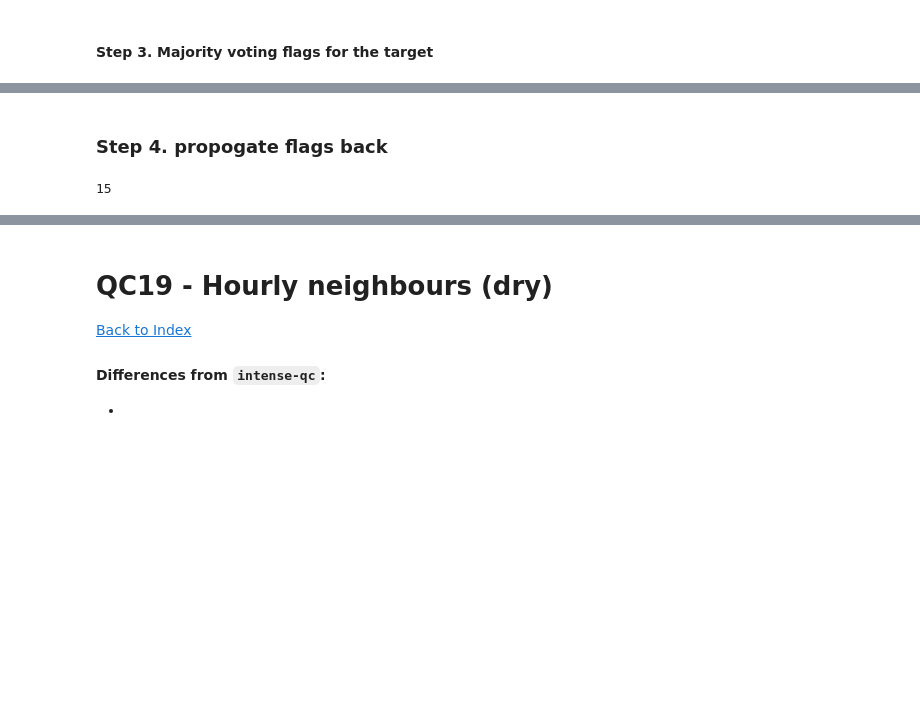
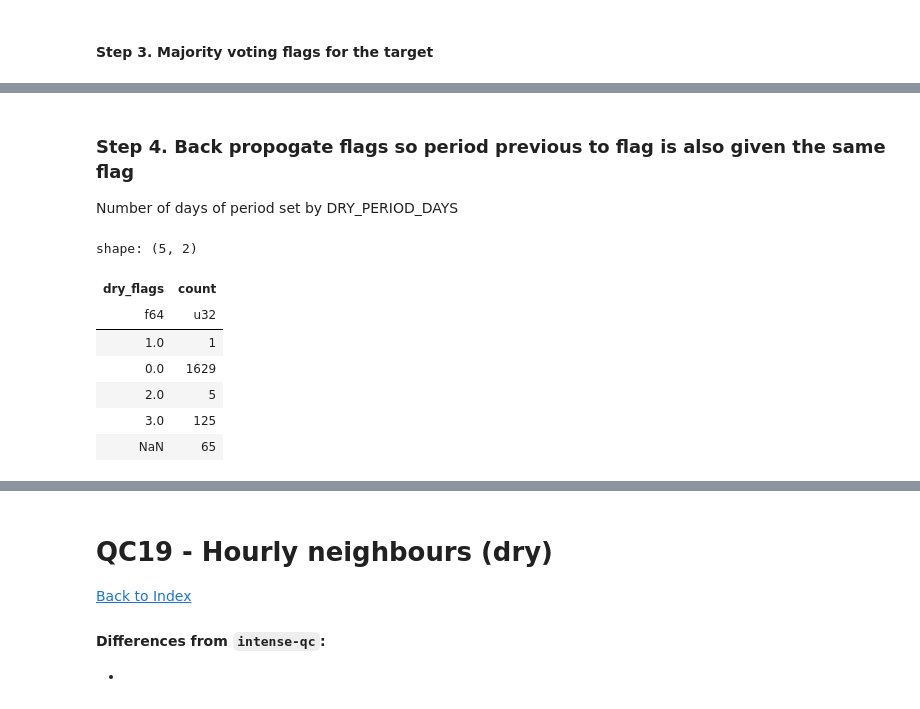
Before and after one commit to Thomasjkeel/RainfallQC-notebooks, a Jupyter notebook: notebooks/neighbour_checks.ipynb, the cells around one changed output, grey strips where cells are left out. Drawn from its saved outputs; the diff is of its cells as text; code cells hidden in the pictures; blank space fills up the shorter version.

```diff
--- a/notebooks/neighbour_checks.ipynb
+++ b/notebooks/neighbour_checks.ipynb
@@ -1660,11 +1660,6 @@ shape: (131, 7)
 | 2010-10-29 07:00:00 | 0.0 | 3 | 3 | 3 | 3 | ... |
 | 2010-10-30 07:00:00 | 0.0 | 3 | 3 | 3 | 3 | ... |
 # %% [markdown]
-### Step 4. propogate flags back
+### Step 4. Back propogate flags so period previous to flag is also given the same flag
+Number of days of period set by DRY_PERIOD_DAYS
-# %%
-# TODO: Need to fix so accounts for `DRY_PERIOD_DAYS`
-DRY_PERIOD_DAYS
-## TODO: fix!
-# %% [output]
-15
 # %%
@@ -1692 +1702,13 @@ b = propagate_flags(all_data_dry_flags[["time", "dry_flags"]])
+# %%
+## before:
+all_data_dry_flags["dry_flags"].value_counts()
+# %% [output]
+shape: (5, 2)
+| dry_flags | count |
+| f64 | u32 |
+| 1.0 | 1 |
+| 0.0 | 1629 |
+| 2.0 | 5 |
+| 3.0 | 125 |
+| NaN | 65 |
 # %%
```
Also changed, not shown: parts of 35 cells of this notebook.
